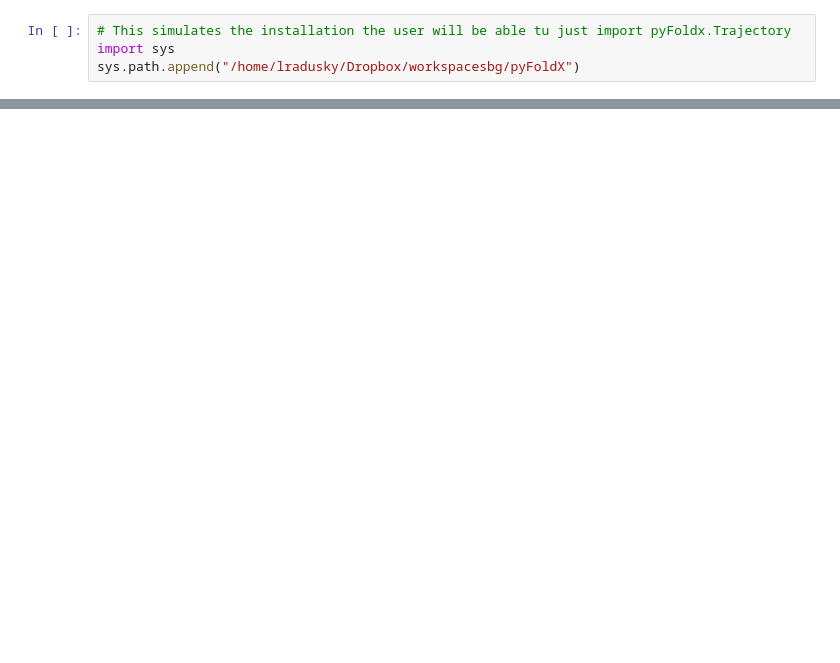
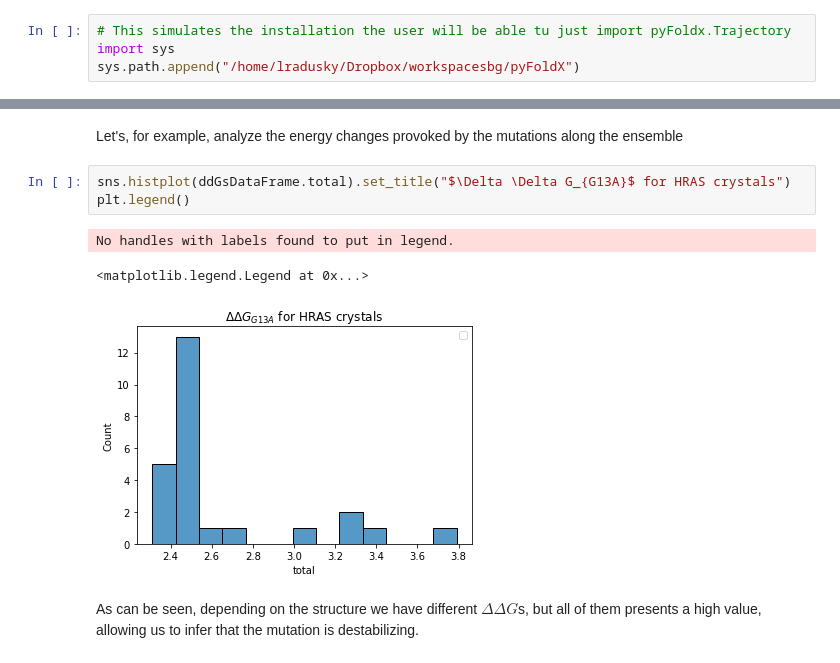
Before and after one commit to leandroradusky/pyfoldx, a Jupyter notebook: notebooks/EnsembleMutation.ipynb, the cells around one changed output, grey strips where cells are left out. Saved outputs shown, nothing was run; the diff lists cells and outputs as text; blank space fills up the shorter version.

```diff
--- a/notebooks/EnsembleMutation.ipynb
+++ b/notebooks/EnsembleMutation.ipynb
@@ -52,0 +65,11 @@ sns.distplot(ddGsDataFrame.total)
+# %% [markdown]
+Let's, for example, analyze the energy changes provoked by the mutations along the ensemble
+# %%
+sns.histplot(ddGsDataFrame.total).set_title("$\Delta \Delta G_{G13A}$ for HRAS crystals")
+plt.legend()
+# %% [output]
+No handles with labels found to put in legend.
+<matplotlib.legend.Legend at 0x...>
+[figure, added]
+# %% [markdown]
+As can be seen, depending on the structure we have different $\Delta \Delta G$s, but all of them presents a high value, allowing us to infer that the mutation is destabilizing.
```
Also changed, not shown: parts of 15 cells of this notebook, 3 other files.
